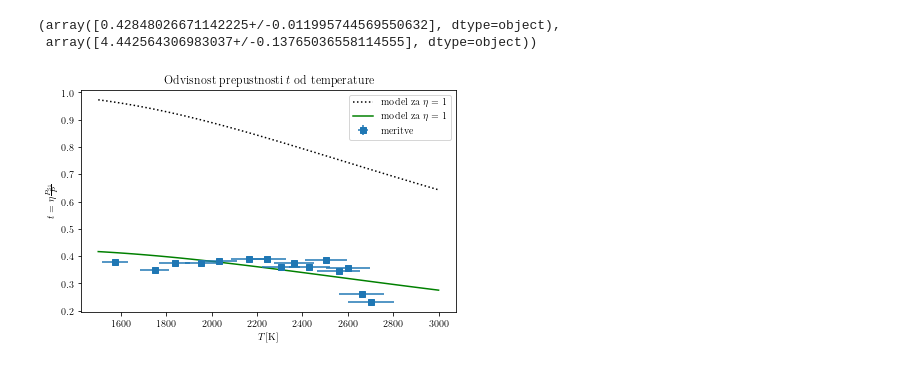
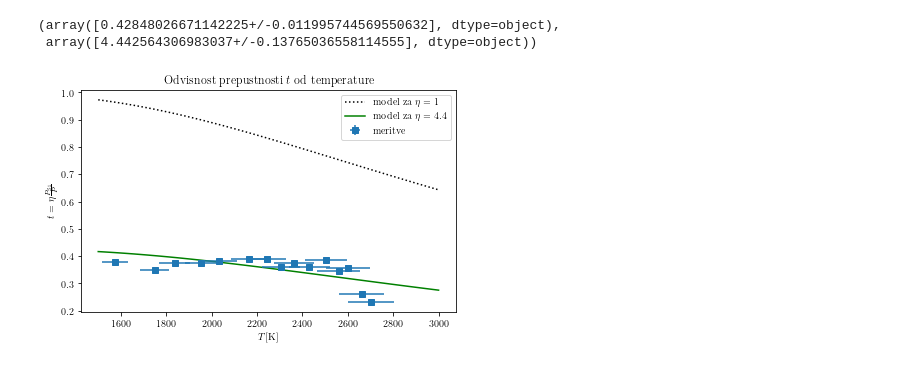
Before and after one commit to kokicarvesolja/FP4, a Jupyter notebook: 07SevaCT/obdelava.ipynb, the cells around one changed output. Drawn from its saved outputs; the diff is of its cells as text; code cells hidden in the pictures.

```diff
--- a/07SevaCT/obdelava.ipynb
+++ b/07SevaCT/obdelava.ipynb
@@ -184,20 +174,20 @@ eta, n
 # %%
 fig, ax = plt.subplots()
 
 ax.errorbar(unp.nominal_values(povp_T), unp.nominal_values(t[::-1]), xerr=unp.std_devs(povp_T), yerr=unp.std_devs(t), label='meritve', fmt='s')
 
 T_lin = np.linspace(1500, 3000)
 
 ax.plot(T_lin, f(T_lin, 1), color='k', linestyle=':', zorder=-1, label=r'model za $\eta = 1$')
-ax.plot(T_lin, f(T_lin, *par), color='g', zorder=-1, label=r'model za $\eta = 1$')
+ax.plot(T_lin, f(T_lin, *par), color='g', zorder=-1, label=r'model za $\eta = 4.4$')
 
 
 ax.set_title(r'Odvisnost prepustnosti $t$ od temperature')
 ax.set_xlabel(r'$T [\si{K}]$')
 ax.set_ylabel(r'$t = \eta \frac{P_{\si{Si}}}{P}$')
 ax.legend()
 
 fig.tight_layout()
 fig.savefig('tT.pdf')
 # %% [output]
-[figure, old version]
+[figure, new version]
```
Also changed, not shown: parts of 1 cell of this notebook, 16 other files.
